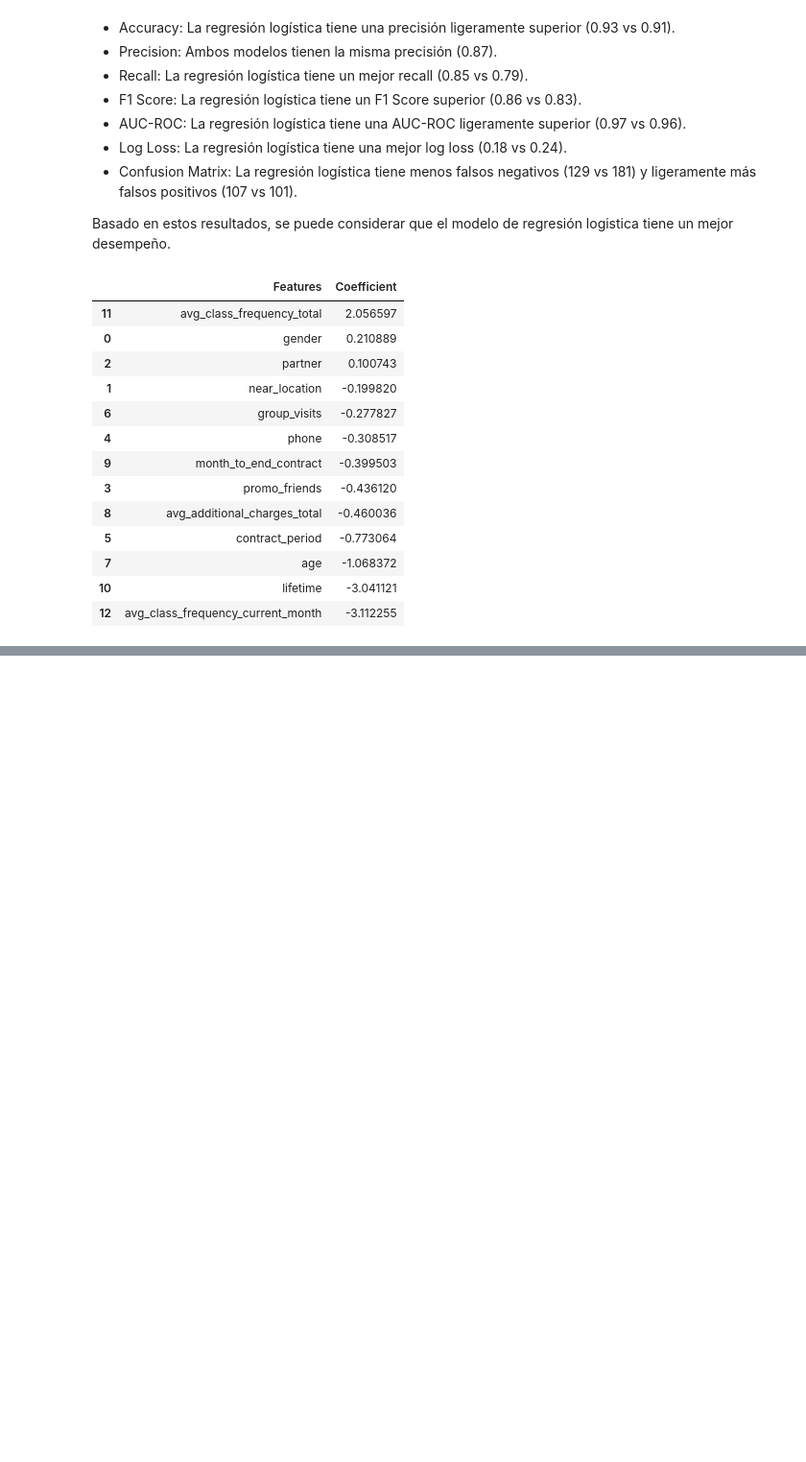
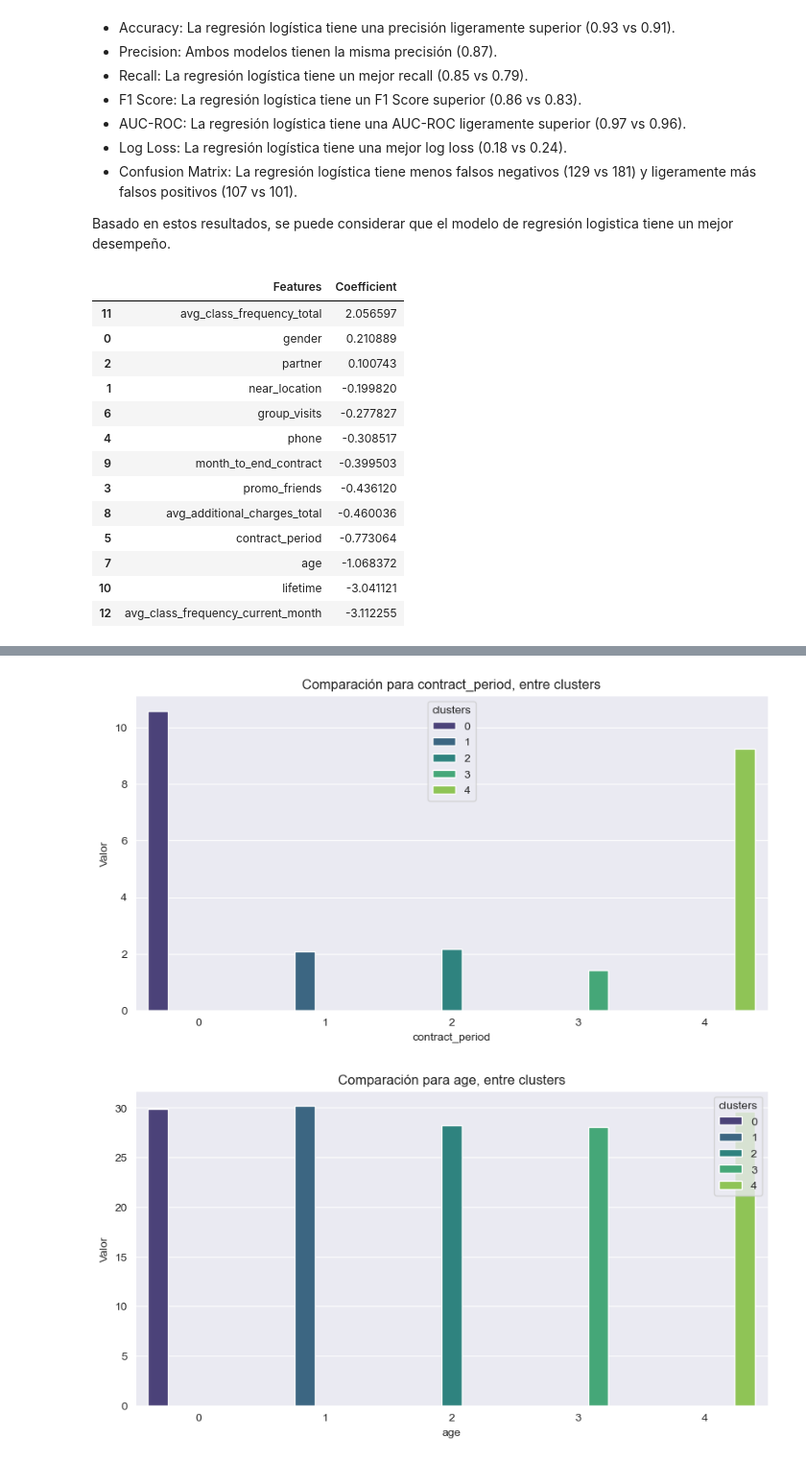
Before and after one commit to Alop89/Gym_churn_prediction, a Jupyter notebook: Gym_churn_prediction.ipynb, the cells around one changed output, grey strips where cells are left out. Shown: that part at 96% size. Saved outputs shown, nothing was run; the diff lists cells and outputs as text; code cells hidden in the pictures; blank space fills up the shorter version.

```diff
--- a/Gym_churn_prediction.ipynb
+++ b/Gym_churn_prediction.ipynb
@@ -231,4 +233,4 @@ corr_m
 churn_corr_values = corr_m['churn'].sort_values(ascending=False).reset_index()
 # Se utiliza drop(índice 0)
 churn_corr_values = churn_corr_values.drop(0).reset_index(drop='level_0')
-churn_corr_values
+churn_values = churn_corr_values.tail(5)
@@ -438,0 +452,5 @@ coef_df.sort_values(by = 'Coefficient', ascending = False)
+# %%
+# Se agrupa dataframe usando clusters
+churn_values_list = churn_values['index'].tolist()
+df_group_cluster = X_train.groupby('clusters').mean().reset_index()
+df_group_cluster[df_group_cluster.columns.intersection(churn_values_list)]
@@ -438,0 +464,13 @@ coef_df.sort_values(by = 'Coefficient', ascending = False)
+# %%
+# Gráficos comparativos entre características más importantes relacioandas con churn
+for col in df_group_cluster.columns:
+    if col in churn_values_list:
+        plt.figure(figsize=(10,5))
+        sns.barplot(data = df_group_cluster, x = 'clusters', y = col, hue = 'clusters', palette='viridis')
+        plt.title(f'Comparación para {col}, entre clusters')
+        plt.ylabel('Valor')
+        plt.xlabel(col)
+        plt.show()
+# %% [output]
+[figure, added]
+[figure, added]
```
Also changed, not shown: parts of 11 cells of this notebook.
